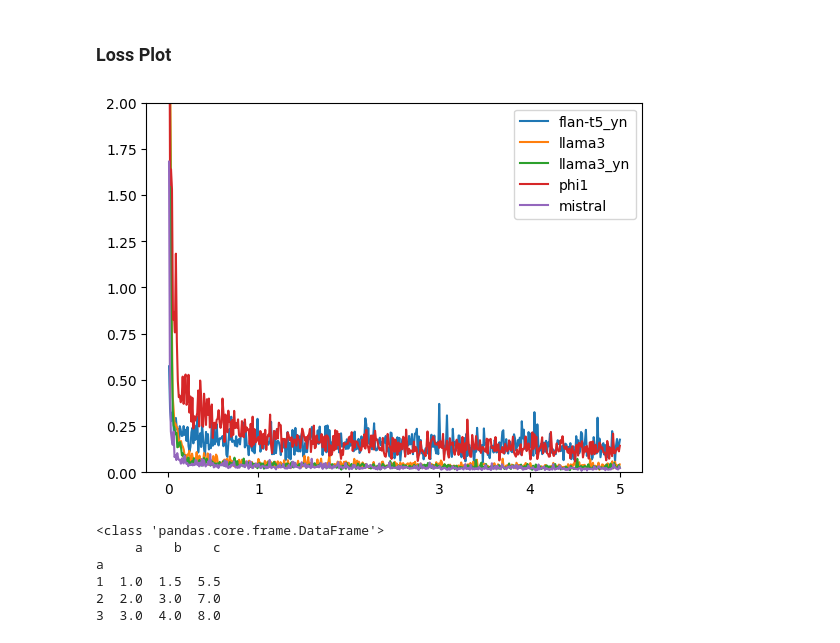
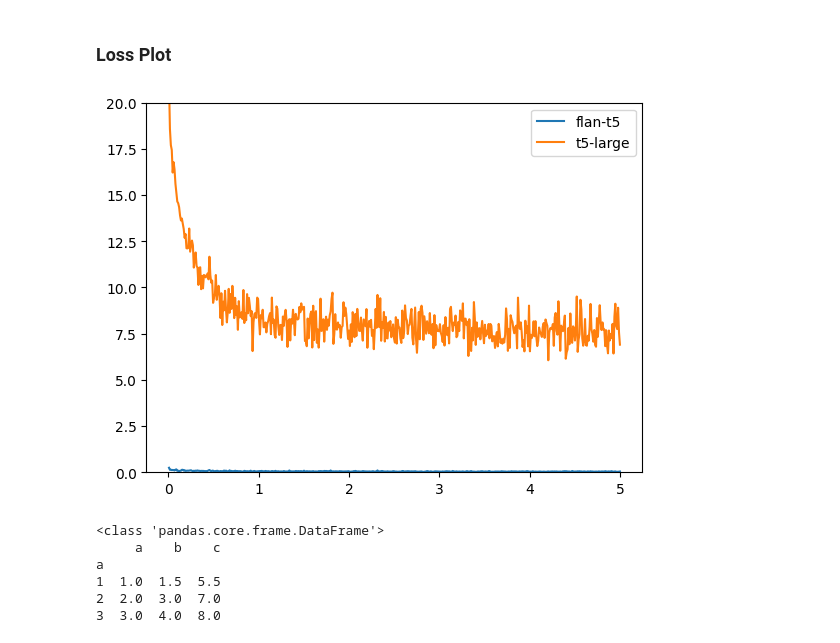
Before and after one commit to srhthu/ContClause, a Jupyter notebook: scripts/jupyter/get_metrics.ipynb, the cells around one changed output. Cells and saved outputs as stored; diff of their text form; code cells hidden in the pictures.

```diff
--- a/scripts/jupyter/get_metrics.ipynb
+++ b/scripts/jupyter/get_metrics.ipynb
@@ -265,20 +284,21 @@ Name: q_id, dtype: object
 ### Loss Plot
 # %%
 loss_dt = {
-    # 'flan-t5': get_loss_df_norm('runs/ood/flan-t5-large/seed42_tr29/pmt_01_lr1e-4_bs16_wd0.0'),
-    'flan-t5_yn': get_loss_df_norm('runs/ood/flan-t5-large/seed42_tr29/pmt_01_yes_no_lr1e-4_bs16_wd0.0'),
-    'llama3': get_loss_df_norm('runs/ood/llama3/seed42_tr29/pmt_01_all_lr1e-5_bs16_wd0.0'),
+    'flan-t5': get_loss_df_norm('runs/ood/flan-t5-large/seed42_tr29/pmt_01_lr1e-4_bs16_wd0.0'),
+    # 'flan-t5_yn': get_loss_df_norm('runs/ood/flan-t5-large/seed42_tr29/pmt_01_yes_no_lr1e-4_bs16_wd0.0'),
+    't5-large': get_loss_df_norm('runs/ood/t5-large/seed42_tr29/pmt_01_lr1e-4_bs16_wd0.0'),
+    # 'llama3': get_loss_df_norm('runs/ood/llama3/seed42_tr29/pmt_01_all_lr1e-5_bs16_wd0.0'),
     # 'llama3_kv': get_loss_df_norm('runs/ood/llama3/seed42_tr29/pmt_01_lr1e-5_bs16_wd0.0'),
-    'llama3_yn': get_loss_df_norm('runs/ood/llama3/seed42_tr29/pmt_01_yes_no_all_lr1e-5_bs16_wd0.0'),
+    # 'llama3_yn': get_loss_df_norm('runs/ood/llama3/seed42_tr29/pmt_01_yes_no_all_lr1e-5_bs16_wd0.0'),
     # 'llama3_ynkv': get_loss_df_norm('runs/ood/llama3/seed42_tr29/pmt_01_yes_no_lr1e-5_bs16_wd0.0'),
-    'phi1': get_loss_df_norm('runs/ood/phi-1_5/seed42_tr29/pmt_01_lr1e-5_bs16_wd0.0'),
-    'mistral': get_loss_df_norm('runs/ood/mistral/seed42_tr29/pmt_01_all_lr1e-5_bs16_wd0.0'),
+    # 'phi1': get_loss_df_norm('runs/ood/phi-1_5/seed42_tr29/pmt_01_lr1e-5_bs16_wd0.0'),
+    # 'mistral': get_loss_df_norm('runs/ood/mistral/seed42_tr29/pmt_01_all_lr1e-5_bs16_wd0.0'),
     # 'mistral_yn': get_loss_df_norm('runs/ood/mistral/seed42_tr29/pmt_01_yes_no_all_lr1e-5_bs16_wd0.0'),
 }
 
-plot_multiple_loss(loss_dt, y_lim = 2)
+plot_multiple_loss(loss_dt, y_lim = 20)
 # %% [output]
-[figure, old version]
+[figure, new version]
 # %%
 x = pd.DataFrame({'a': [1,1,2,3], 'b': [1,2,3,4], 'c': [5,6,7,8]})
 r = x.groupby('a').apply(lambda k: k.mean())
```
Also changed, not shown: parts of 5 cells of this notebook, 18 other files.
